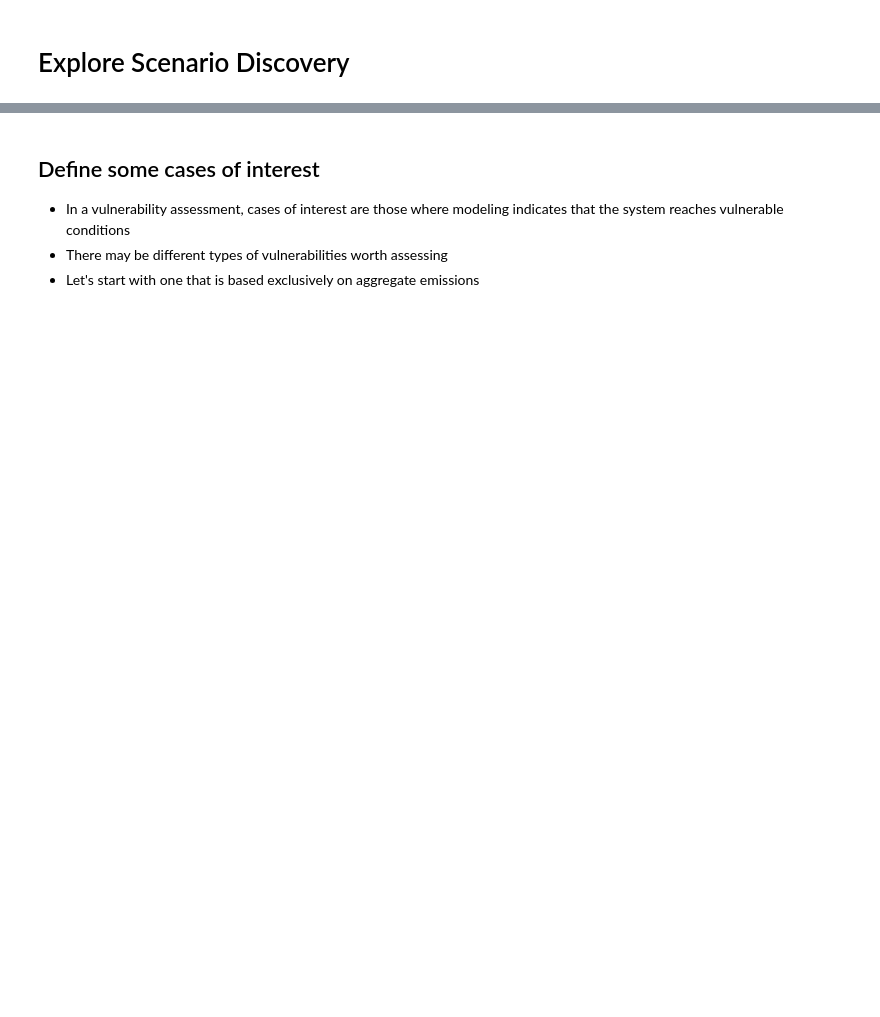
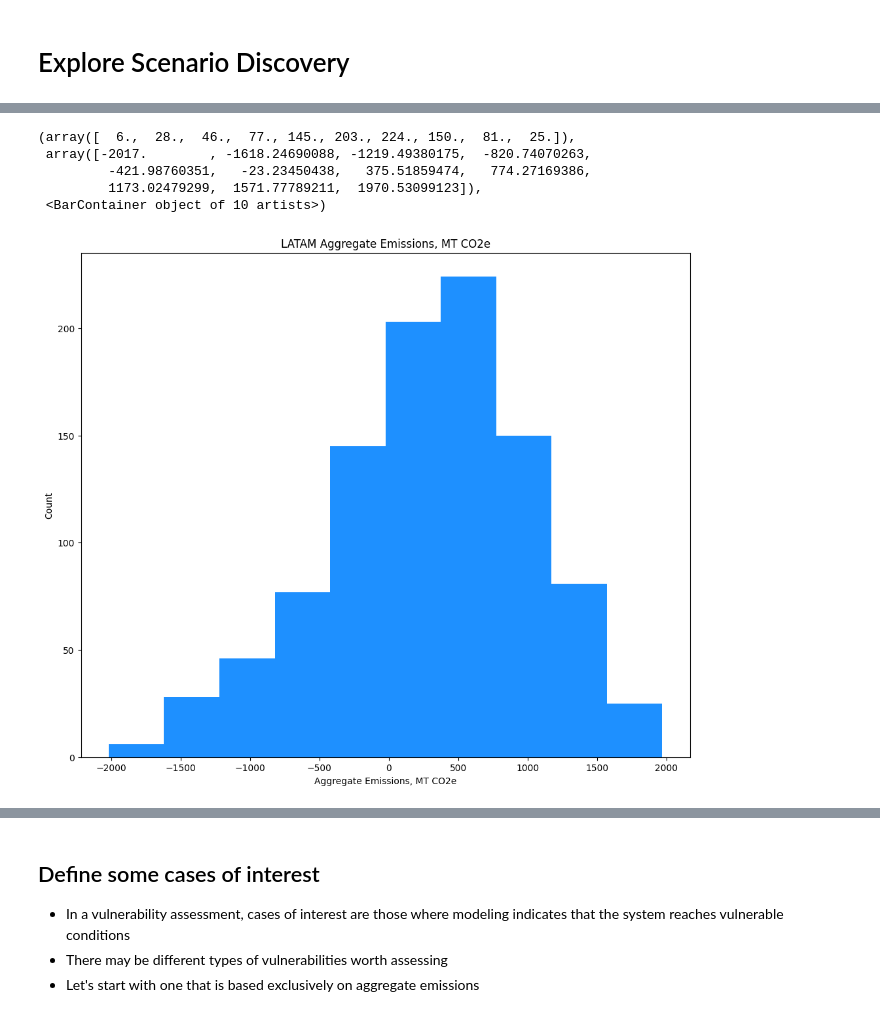
Before and after one commit to jcsyme/sdexplorer, a Jupyter notebook: explore_scenario_discovery.ipynb, the cells around one changed output, grey strips where cells are left out. Saved outputs shown, nothing was run; the diff lists cells and outputs as text; code cells hidden in the pictures; blank space fills up the shorter version.

```diff
--- a/explore_scenario_discovery.ipynb
+++ b/explore_scenario_discovery.ipynb
@@ -40,0 +60,18 @@ FileNotFoundError: [Errno 2] No such file or directory: '/Users/jsyme/Downloads/
+# %%
+fig, ax = plt.subplots(figsize = (12, 10))
+
+ax.set_title(f"LATAM Aggregate Emissions, MT CO2e")
+ax.set_xlabel(f"Aggregate Emissions, MT CO2e")
+ax.set_ylabel(f"Count")
+
+ax.hist(
+    df_exploratory_data[field_emission].to_numpy(),
+    color = "dodgerblue" # Go Dodgers
+)
+# %% [output]
+(array([  6.,  28.,  46.,  77., 145., 203., 224., 150.,  81.,  25.]),
+ array([-2017.        , -1618.24690088, -1219.49380175,  -820.74070263,
+         -421.98760351,   -23.23450438,   375.51859474,   774.27169386,
+         1173.02479299,  1571.77789211,  1970.53099123]),
+ <BarContainer object of 10 artists>)
+[figure, added]
```
Also changed, not shown: parts of 22 cells of this notebook, 1 other file.
